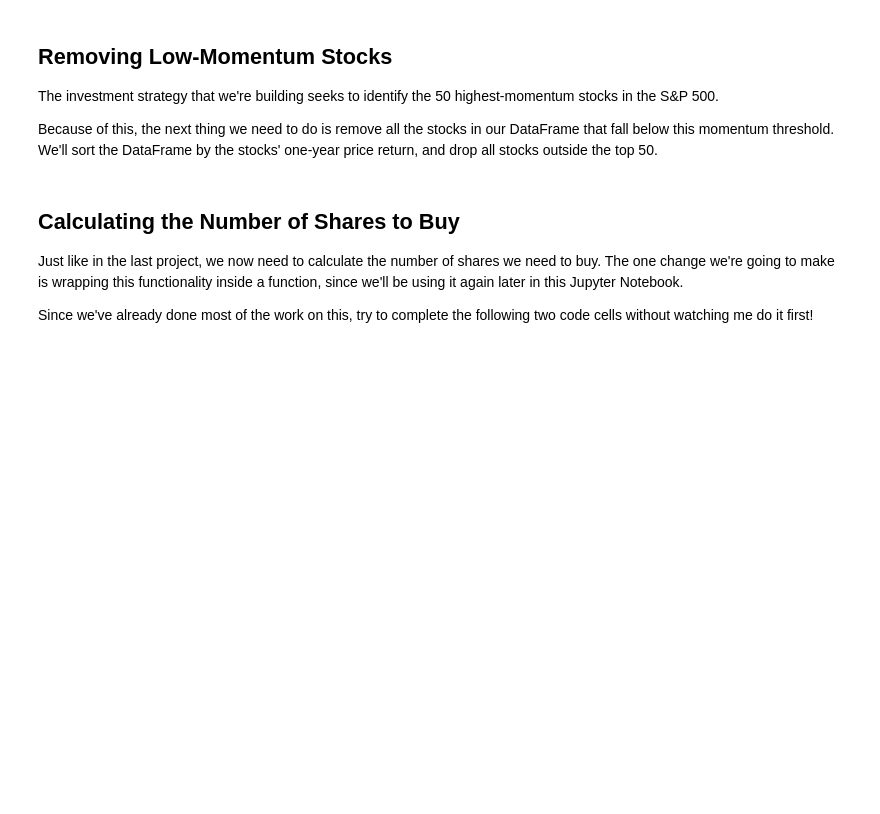
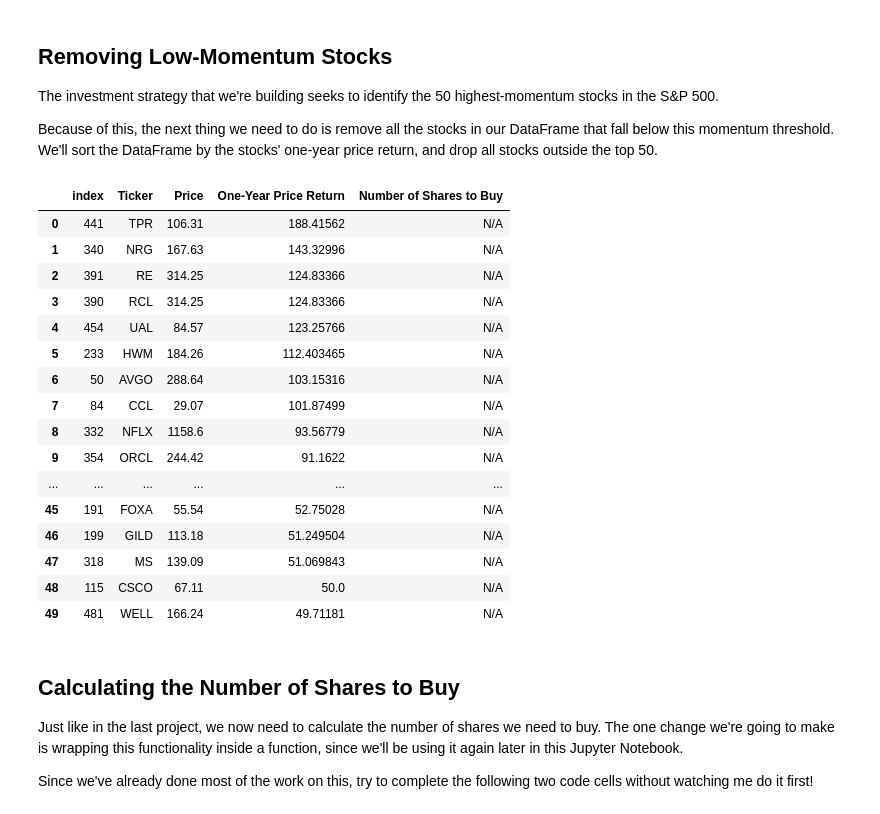
Before and after one commit to lind1022/quant, a Jupyter notebook: 002_quantitative_momentum_strategy.ipynb, the cells around one changed output. Saved outputs shown, nothing was run; the diff lists cells and outputs as text; code cells hidden in the pictures; blank space fills up the shorter version.

```diff
--- a/002_quantitative_momentum_strategy.ipynb
+++ b/002_quantitative_momentum_strategy.ipynb
@@ -50,2 +121,19 @@ my_columns = ['Ticker', 'Price', 'One-Year Price Return', 'Number of Shares to B
 # %% [markdown]
 Now we need to create a blank DataFrame and add our data to the data frame one-by-one.
+# %%
+%%time
+final_dataframe = pd.DataFrame()
+
+for symbol_string in symbol_strings:
+    tickers = yf.Tickers(symbol_string)
+    for symbol in symbol_string.split(' '):
+        try:
+            return_1year = tickers.tickers[symbol].info['fiftyTwoWeekChangePercent']
+            price = tickers.tickers[symbol].info['currentPrice']
+        except:
+            print(f"{symbol} is skipped")
+            pass
+        series = pd.Series([symbol, price, return_1year, 'N/A'])
+        final_dataframe = pd.concat([final_dataframe, series.to_frame().T], ignore_index=True)
+
+final_dataframe.columns = ['Ticker', 'Price', 'One-Year Price Return', 'Number of Shares to Buy']
@@ -55,6 +159,32 @@ Now we need to create a blank DataFrame and add our data to the data frame one-b
 The investment strategy that we're building seeks to identify the 50 highest-momentum stocks in the S&P 500.
 
 Because of this, the next thing we need to do is remove all the stocks in our DataFrame that fall below this momentum threshold. We'll sort the DataFrame by the stocks' one-year price return, and drop all stocks outside the top 50.
+# %%
+final_dataframe.sort_values('One-Year Price Return', ascending=False, inplace=True)
+# %%
+final_dataframe.reset_index(inplace=True)
+# %%
+top50_df = final_dataframe[:50]
+# %%
+top50_df
+# %% [output]
+|  | index | Ticker | Price | One-Year Price Return | Number of Shares to Buy |
+| 0 | 441 | TPR | 106.31 | 188.41562 | N/A |
+| 1 | 340 | NRG | 167.63 | 143.32996 | N/A |
+| 2 | 391 | RE | 314.25 | 124.83366 | N/A |
+| 3 | 390 | RCL | 314.25 | 124.83366 | N/A |
+| 4 | 454 | UAL | 84.57 | 123.25766 | N/A |
+| 5 | 233 | HWM | 184.26 | 112.403465 | N/A |
+| 6 | 50 | AVGO | 288.64 | 103.15316 | N/A |
+| 7 | 84 | CCL | 29.07 | 101.87499 | N/A |
+| 8 | 332 | NFLX | 1158.6 | 93.56779 | N/A |
+| 9 | 354 | ORCL | 244.42 | 91.1622 | N/A |
+| ... | ... | ... | ... | ... | ... |
+| 45 | 191 | FOXA | 55.54 | 52.75028 | N/A |
+| 46 | 199 | GILD | 113.18 | 51.249504 | N/A |
+| 47 | 318 | MS | 139.09 | 51.069843 | N/A |
+| 48 | 115 | CSCO | 67.11 | 50.0 | N/A |
+| 49 | 481 | WELL | 166.24 | 49.71181 | N/A |
 # %% [markdown]
 ## Calculating the Number of Shares to Buy
 
```
Also changed, not shown: parts of 42 cells of this notebook, 5 other files.
